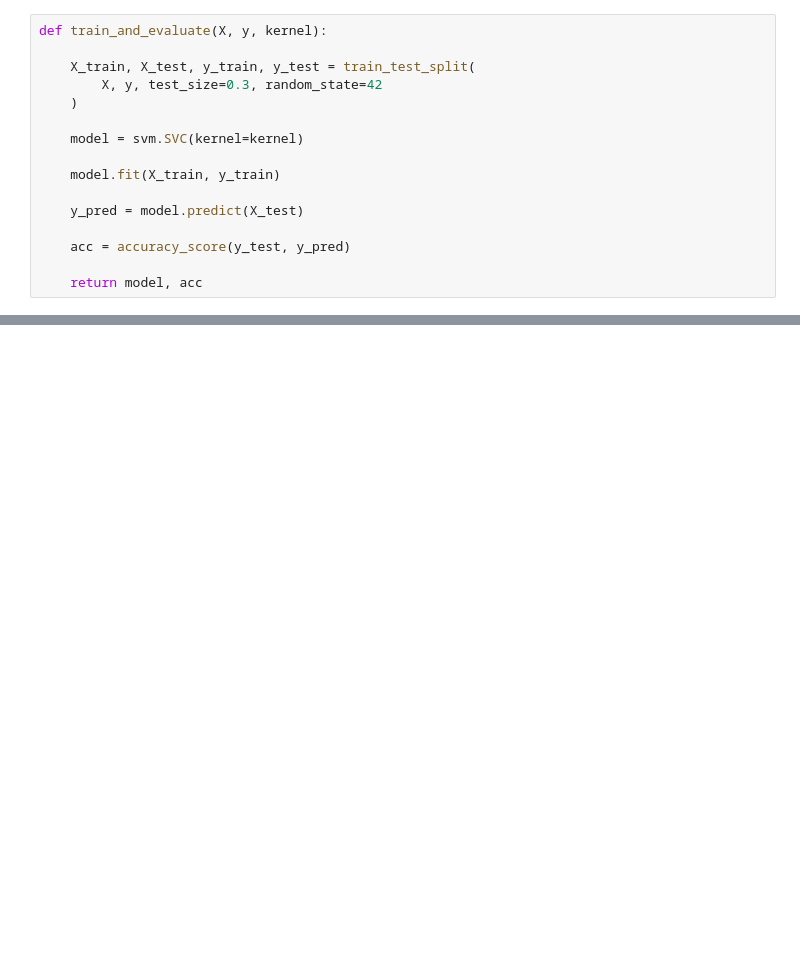
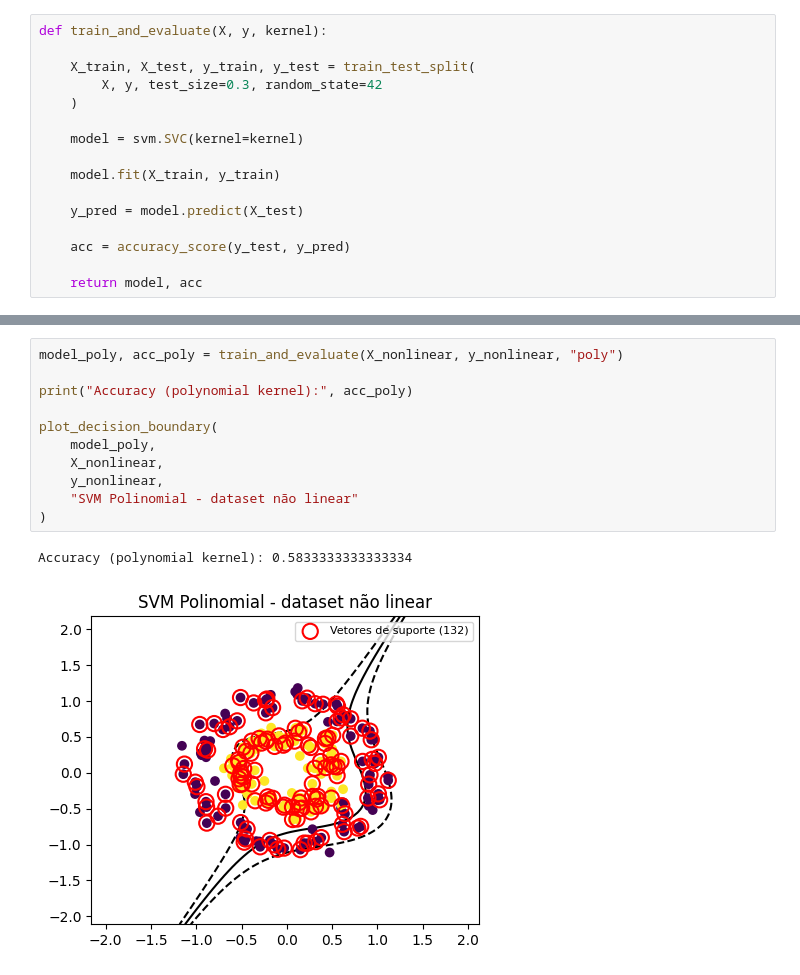
Before and after one commit to samuka7abr/IDP-ML-2026.1, a Jupyter notebook: A1/At1/code.ipynb, the cells around one changed output, grey strips where cells are left out. Drawn from its saved outputs; the diff is of its cells as text; blank space fills up the shorter version.

```diff
--- a/A1/At1/code.ipynb
+++ b/A1/At1/code.ipynb
@@ -129,0 +180,14 @@ Accuracy (RBF kernel): 0.9833333333333333
+# %%
+model_poly, acc_poly = train_and_evaluate(X_nonlinear, y_nonlinear, "poly")
+
+print("Accuracy (polynomial kernel):", acc_poly)
+
+plot_decision_boundary(
+    model_poly,
+    X_nonlinear,
+    y_nonlinear,
+    "SVM Polinomial - dataset não linear"
+)
+# %% [output]
+Accuracy (polynomial kernel): 0.5833333333333334
+[figure, added]
```
Also changed, not shown: parts of 16 cells of this notebook.
